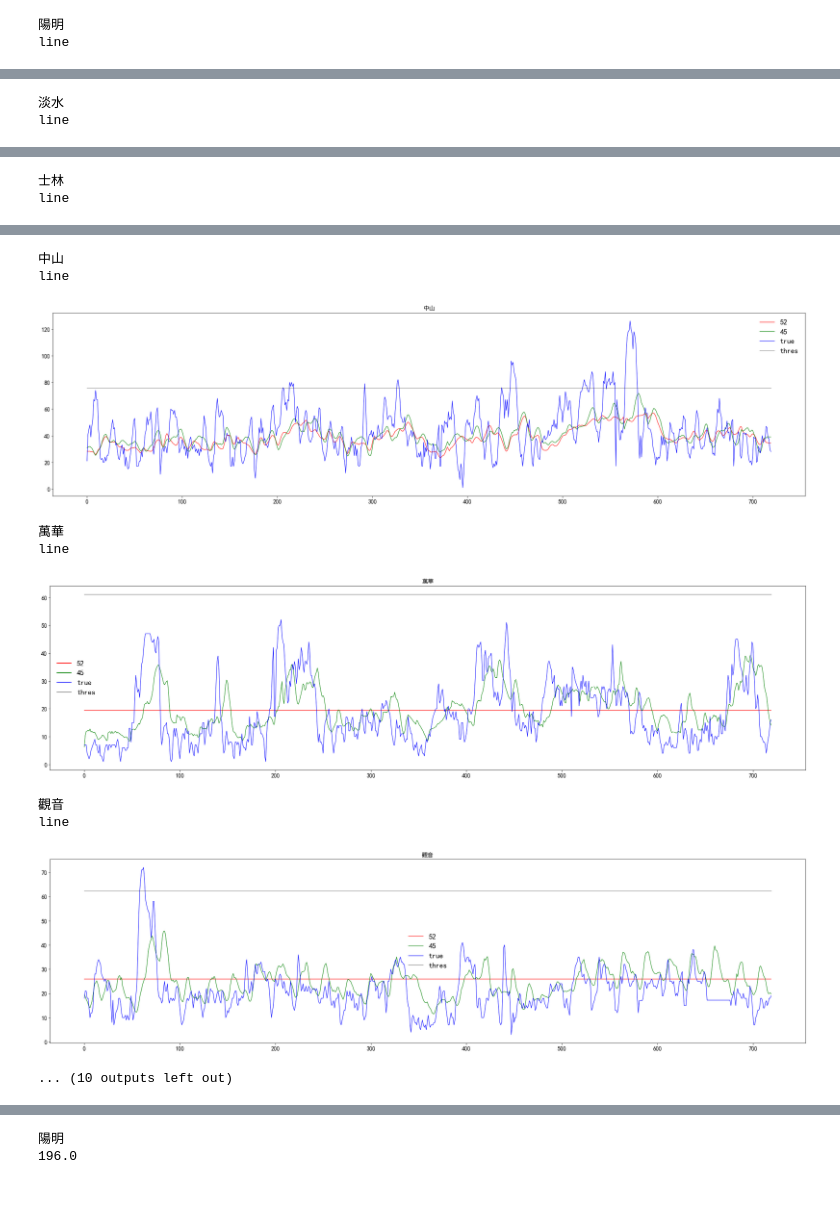
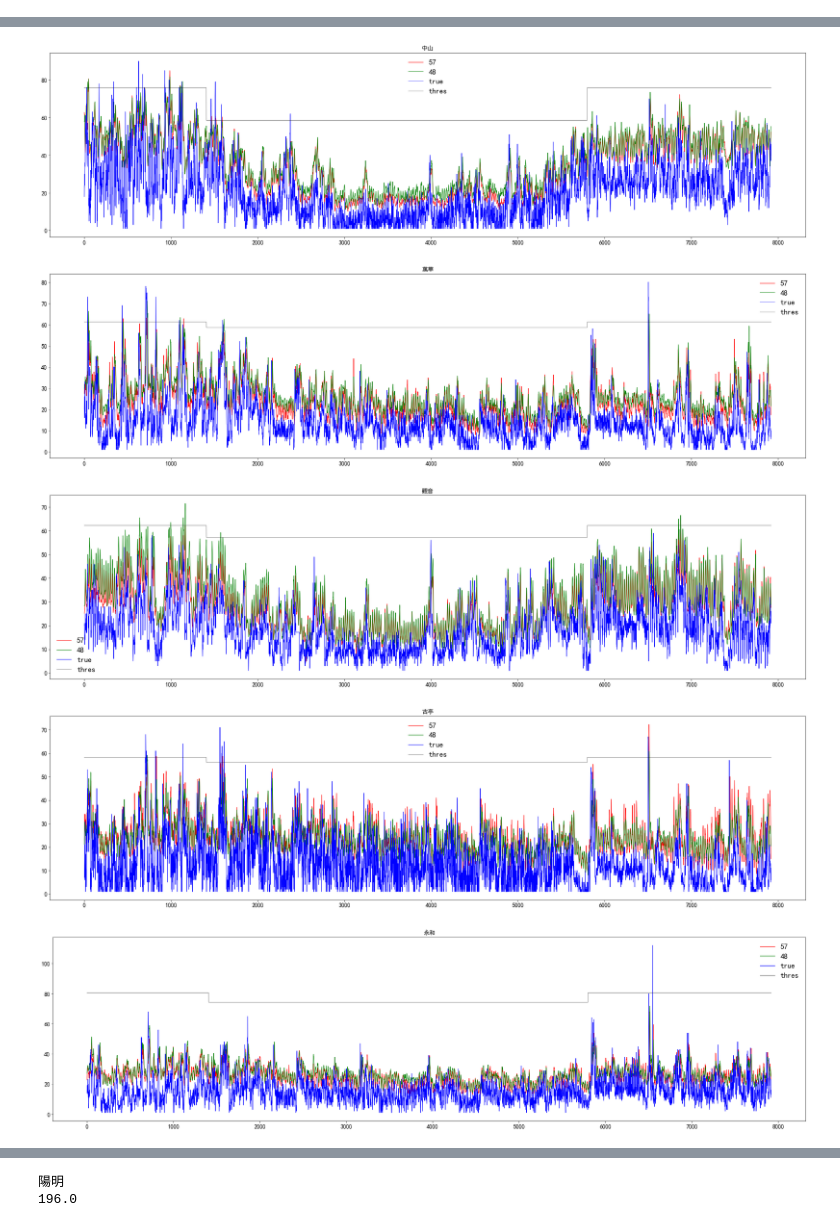
Before and after one commit to archiexdex/pm25_research, a Jupyter notebook: analysis.ipynb, the cells around one changed output, grey strips where cells are left out. Saved outputs shown, nothing was run; the diff lists cells and outputs as text; code cells hidden in the pictures; blank space fills up the shorter version.

```diff
--- a/analysis.ipynb
+++ b/analysis.ipynb
@@ -47,8 +47,8 @@ def plot(sitename, a_path, a_label, b_path=None, b_label=None):
 
     true = true[source_size+target_size:, 7:8]
     thres = thres[source_size+target_size:, 7:8]
-    st = 0
-    ed = 24 * 30 * 1
+    st = 24 * 30 * 1
+    ed = 24 * 30 * 12
     a_pred   = a_pred[st:ed]
     b_pred   = b_pred[st:ed]
     true     = true[st:ed]
@@ -133,14 +133,11 @@ def hist(sitename, a_path, a_label, b_path=None, b_label=None):
 
 
 for sitename in ['陽明','淡水','士林','中山','萬華','觀音','古亭','永和','板橋','土城','新店']:
-    print(sitename)
-    print("line")
-    no_a = 52
-    no_b = 45
+#     print(sitename)
+    no_a = 57
+    no_b = 48
     plot(sitename, f"split_method/results/{no_a}_all", f"{no_a}", f"split_method/results/{no_b}_all", f"{no_b}")
 #     print("hist")
 #     hist(sitename, f"split_method/results/{47}_all", "47", f"split_method/results/{48}_all", "48")
 #     break
 # %% [output]
-陽明
-line
@@ -148,2 +144,0 @@ line
-淡水
-line
@@ -151,2 +145,0 @@ line
-士林
-line
@@ -154,10 +147,5 @@ line
-中山
-line
-[figure, old version]
+[figure, new version]
-萬華
-line
-[figure, old version]
+[figure, new version]
-觀音
-line
-[figure, old version]
+[figure, new version]
-... (10 outputs left out)
+[figure, added]
+[figure, added]
```
Also changed, not shown: parts of 2 cells of this notebook, 7 other files.
